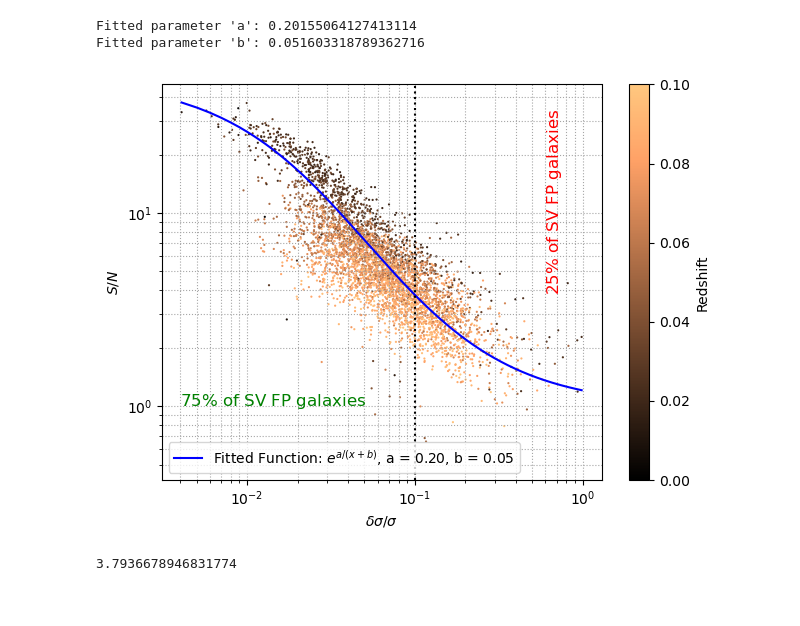
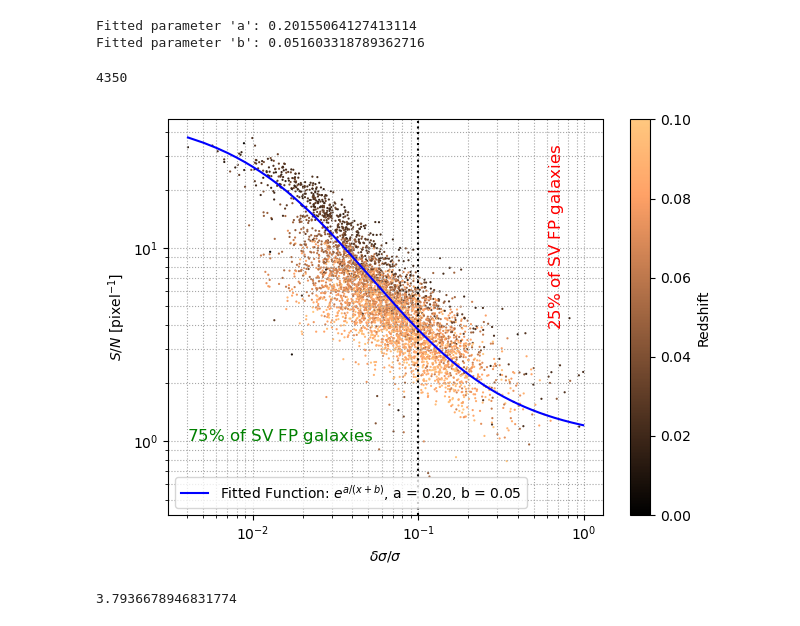
Before and after one commit to KSaid-1/DESI_fuji_FP, a Jupyter notebook: FP_sample.ipynb, the cells around one changed output. Drawn from its saved outputs; the diff is of its cells as text; code cells hidden in the pictures.

```diff
--- a/FP_sample.ipynb
+++ b/FP_sample.ipynb
@@ -172,6 +172,10 @@ print(f"Fitted parameter 'b': {b_fit}")
 [figure]
 Fitted parameter 'a': 0.20155064127413114
 Fitted parameter 'b': 0.051603318789362716
+# %%
+print (len(fuji_gsigma_lowz))
+# %% [output]
+4350
 # %%
 # plt.xlim(0.0,1.0)
 # plt.ylim(0.0,40.0)
@@ -179,35 +183,35 @@ Fitted parameter 'b': 0.051603318789362716
 d02=plt.scatter(fuji_gsigma_lowz.ppxf_sigma_error/fuji_gsigma_lowz.ppxf_sigma,fuji_gsigma_lowz.snr_ppxf,c=fuji_gsigma_lowz.z,edgecolor='none',s=2.5,norm=colors.TwoSlopeNorm(vmin=0., vcenter=0.05, vmax=0.1),cmap=plt.cm.copper)#),label="25198 PV-FP galaxies")#cmap='gist_stern')#cmap='YlGnBu' or cmap=plt.cm.seismic
 cbar2 = plt.colorbar(d02)
 cbar2.set_label(r'Redshift')#, size=20)
 
 # x_fit = np.linspace(0.001,0.5,1000)
 # plt.plot(x_fit, y_fit_p(x_fit),'b--', label=f'Polynomial Fit (Degree {degree})')
 
 plt.plot(x_fit, y_fit, label=f"Fitted Function: $e^{{a / (x + b)}}$, a = {a_fit:.2f}, b = {b_fit:.2f}", color='blue')
 
 #plt.plot(x_fit, np.exp(0.8/(x_fit + 0.3)))
 
 #plt.scatter(ddsigma,snr,c=redshift,s=5,label="2221 PV-FP galaxies")
 plt.xlabel(r'$\delta\sigma/\sigma$')#,size=20)
-plt.ylabel(r'$S/N$')# [$\AA^{-1}$]'#,size=20)
+plt.ylabel(r'$S/N$ [pixel$^{-1}$]')# [$\AA^{-1}$]'#,size=20)
 #plt.axvline(x=0.1)
 #plt.axhline(y=5.0)
 plt.xscale('log')
 plt.yscale('log')
 plt.text(0.004, 1.0, r'{0:.0f}'.format(100.*(len(fuji_gsigma)/len(fuji_gsigma_lowz)))+'$\%$ of SV FP galaxies', rotation=0,color='green',size=12)
 plt.text(0.6, 4, r'{0:.0f}'.format(100. - (100.*(len(fuji_gsigma)/len(fuji_gsigma_lowz))))+'$\%$ of SV FP galaxies', rotation=90,color='red',size=12)
 #plt.axvspan(0.0, 0.1, alpha=0.1, color='green')#, label="Velocity dispersion relative error < 10%")
 #plt.axvspan(0.1, 1.0, alpha=0.1, color='red')#, label="Velocity dispersion relative error > 10%")
 plt.axvline(0.1,0,100,c='black',linestyle=':')
 plt.grid(visible=True, which='both', color='0.65',linestyle=':')
 plt.legend(loc="lower left")#,frameon=False)
 plt.tight_layout()
 #plt.savefig('SNR_vs_delta_sigma_sv.pdf')
 plt.savefig('SNR_vs_delta_sigma_sv.png')#, transparent=True)
 plt.savefig('SNR_vs_delta_sigma_sv.pdf')
 plt.show()
 # %% [output]
-[figure, old version]
+[figure, new version]
 # %%
 # fuji_gsigma_lowz = fuji_gsigma.drop(fuji_gsigma[fuji_gsigma.z > 0.1].index)
 # print (len(fuji_gsigma_lowz))
```
Also changed, not shown: parts of 3 cells of this notebook, 5 other files.
